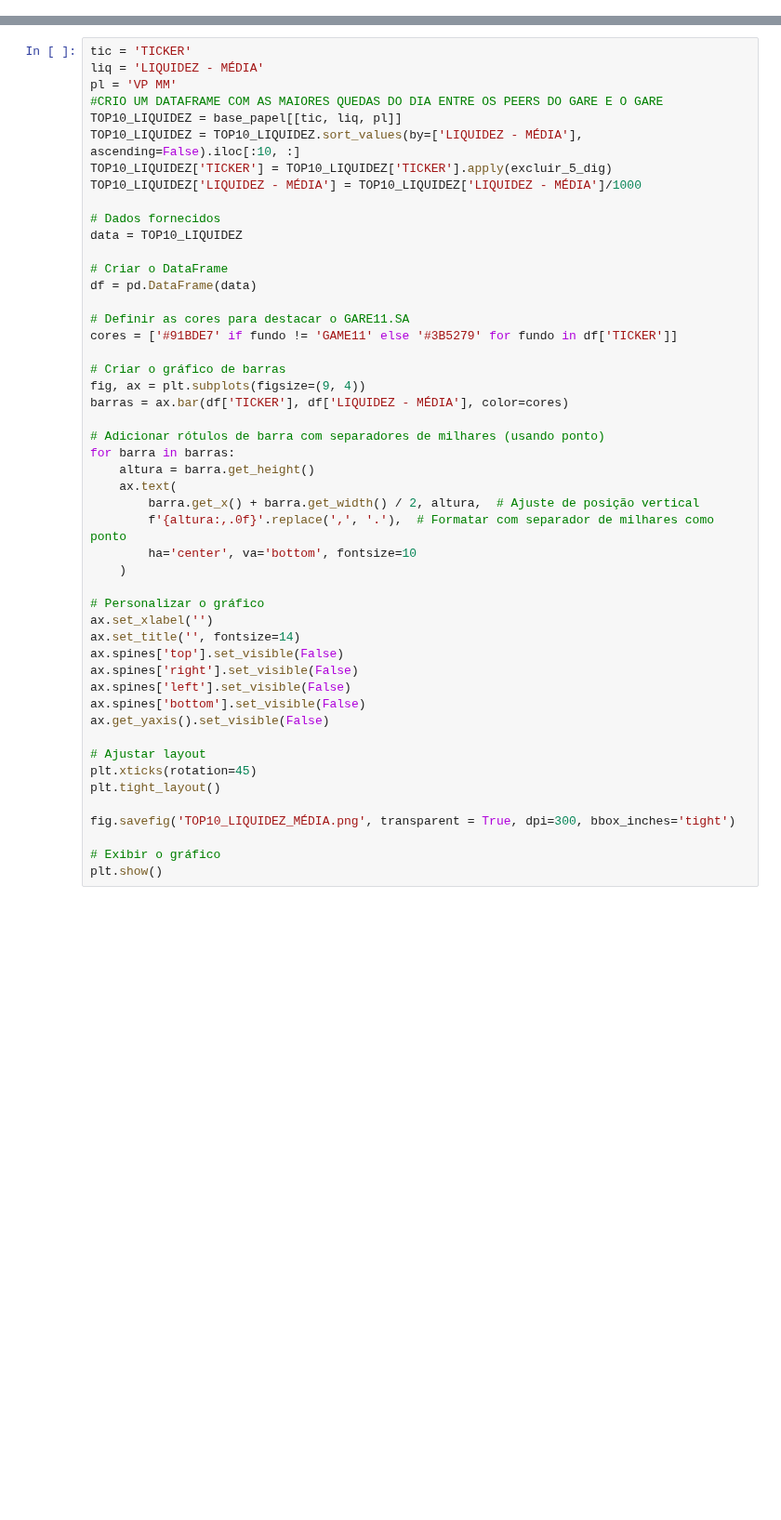
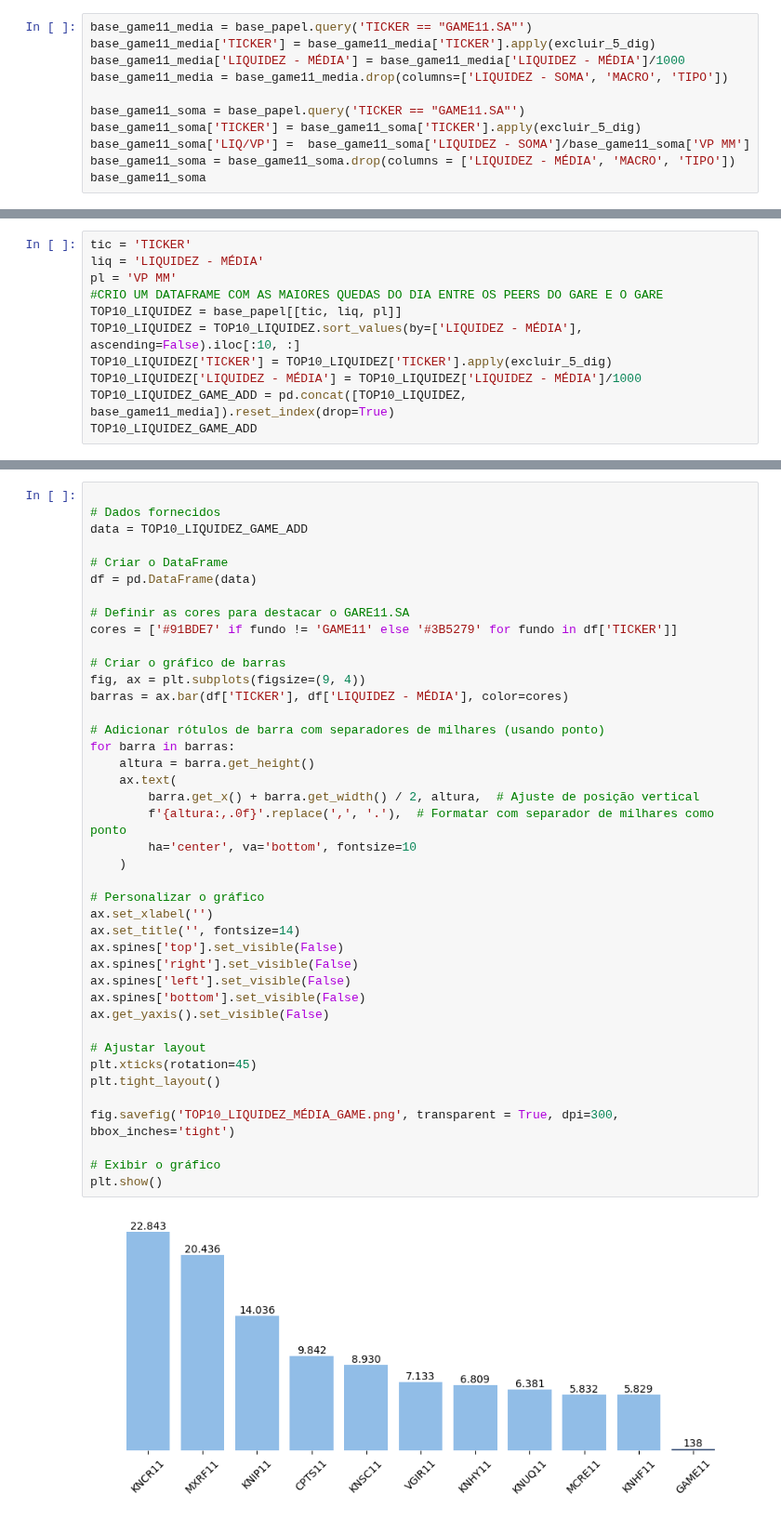
Before and after one commit to LucasFranco-guardian/Relat-rios-Passivo, a Jupyter notebook: MonthxWeek_GAME.ipynb, the cells around one changed output, grey strips where cells are left out. Shown at 93% size. Saved outputs shown, nothing was run; the diff lists cells and outputs as text; blank space fills up the shorter version.

Commit message:
Exclui+Altera

```diff
--- a/MonthxWeek_GAME.ipynb
+++ b/MonthxWeek_GAME.ipynb
@@ -425,0 +464,11 @@ base_ativos
+# %%
+base_game11_media = base_papel.query('TICKER == "GAME11.SA"')
+base_game11_media['TICKER'] = base_game11_media['TICKER'].apply(excluir_5_dig)
+base_game11_media['LIQUIDEZ - MÉDIA'] = base_game11_media['LIQUIDEZ - MÉDIA']/1000
+base_game11_media = base_game11_media.drop(columns=['LIQUIDEZ - SOMA', 'MACRO', 'TIPO'])
+
+base_game11_soma = base_papel.query('TICKER == "GAME11.SA"')
+base_game11_soma['TICKER'] = base_game11_soma['TICKER'].apply(excluir_5_dig)
+base_game11_soma['LIQ/VP'] =  base_game11_soma['LIQUIDEZ - SOMA']/base_game11_soma['VP MM']
+base_game11_soma = base_game11_soma.drop(columns = ['LIQUIDEZ - MÉDIA', 'MACRO', 'TIPO'])
+base_game11_soma
@@ -425,0 +498,11 @@ base_ativos
+# %%
+tic = 'TICKER'
+liq = 'LIQUIDEZ - MÉDIA'
+pl = 'VP MM'
+#CRIO UM DATAFRAME COM AS MAIORES QUEDAS DO DIA ENTRE OS PEERS DO GARE E O GARE
+TOP10_LIQUIDEZ = base_papel[[tic, liq, pl]]
+TOP10_LIQUIDEZ = TOP10_LIQUIDEZ.sort_values(by=['LIQUIDEZ - MÉDIA'], ascending=False).iloc[:10, :]
+TOP10_LIQUIDEZ['TICKER'] = TOP10_LIQUIDEZ['TICKER'].apply(excluir_5_dig)
+TOP10_LIQUIDEZ['LIQUIDEZ - MÉDIA'] = TOP10_LIQUIDEZ['LIQUIDEZ - MÉDIA']/1000
+TOP10_LIQUIDEZ_GAME_ADD = pd.concat([TOP10_LIQUIDEZ, base_game11_media]).reset_index(drop=True)
+TOP10_LIQUIDEZ_GAME_ADD
@@ -426,15 +553,7 @@ base_ativos
 # %%
-tic = 'TICKER'
-liq = 'LIQUIDEZ - MÉDIA'
-pl = 'VP MM'
-#CRIO UM DATAFRAME COM AS MAIORES QUEDAS DO DIA ENTRE OS PEERS DO GARE E O GARE
-TOP10_LIQUIDEZ = base_papel[[tic, liq, pl]]
-TOP10_LIQUIDEZ = TOP10_LIQUIDEZ.sort_values(by=['LIQUIDEZ - MÉDIA'], ascending=False).iloc[:10, :]
-TOP10_LIQUIDEZ['TICKER'] = TOP10_LIQUIDEZ['TICKER'].apply(excluir_5_dig)
-TOP10_LIQUIDEZ['LIQUIDEZ - MÉDIA'] = TOP10_LIQUIDEZ['LIQUIDEZ - MÉDIA']/1000
 
 # Dados fornecidos
-data = TOP10_LIQUIDEZ
+data = TOP10_LIQUIDEZ_GAME_ADD
 
 # Criar o DataFrame
 df = pd.DataFrame(data)
@@ -444,32 +563,34 @@ cores = ['#91BDE7' if fundo != 'GAME11' else '#3B5279' for fundo in df['TICKER']
 
 # Criar o gráfico de barras
 fig, ax = plt.subplots(figsize=(9, 4))
 barras = ax.bar(df['TICKER'], df['LIQUIDEZ - MÉDIA'], color=cores)
 
 # Adicionar rótulos de barra com separadores de milhares (usando ponto)
 for barra in barras:
     altura = barra.get_height()
     ax.text(
         barra.get_x() + barra.get_width() / 2, altura,  # Ajuste de posição vertical
         f'{altura:,.0f}'.replace(',', '.'),  # Formatar com separador de milhares como ponto
         ha='center', va='bottom', fontsize=10
     )
 
 # Personalizar o gráfico
 ax.set_xlabel('')
 ax.set_title('', fontsize=14)
 ax.spines['top'].set_visible(False)
 ax.spines['right'].set_visible(False)
 ax.spines['left'].set_visible(False)
 ax.spines['bottom'].set_visible(False)
 ax.get_yaxis().set_visible(False)
 
 # Ajustar layout
 plt.xticks(rotation=45)
 plt.tight_layout()
 
-fig.savefig('TOP10_LIQUIDEZ_MÉDIA.png', transparent = True, dpi=300, bbox_inches='tight')
+fig.savefig('TOP10_LIQUIDEZ_MÉDIA_GAME.png', transparent = True, dpi=300, bbox_inches='tight')
 
 # Exibir o gráfico
 plt.show()
+# %% [output]
+[figure, added]
 # %%
```
Also changed, not shown: parts of 7 cells of this notebook, 9 other files.
